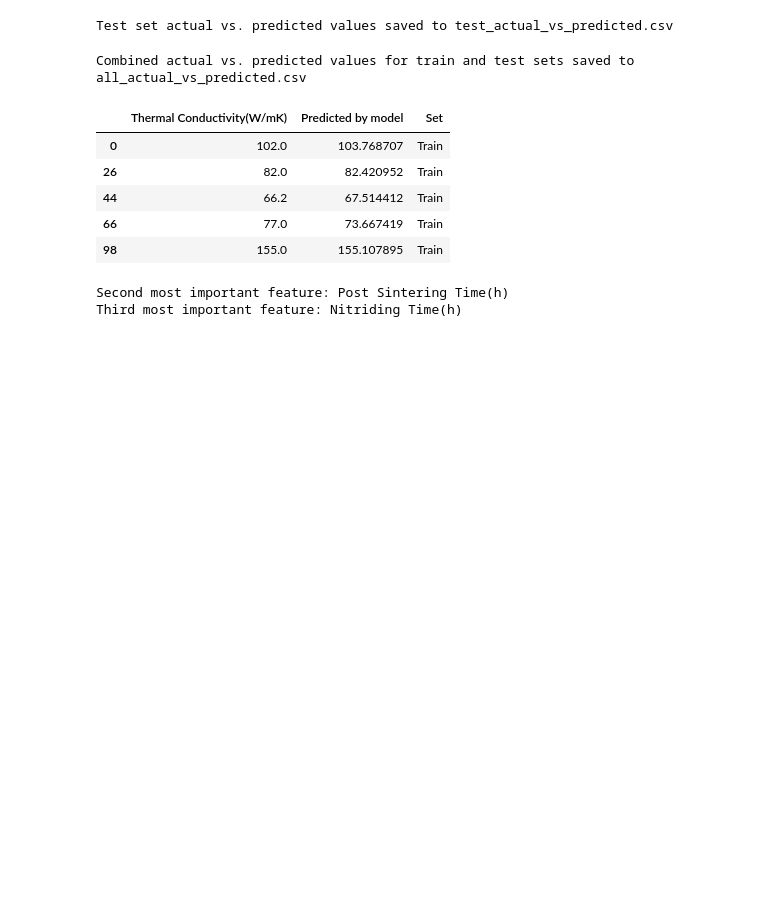
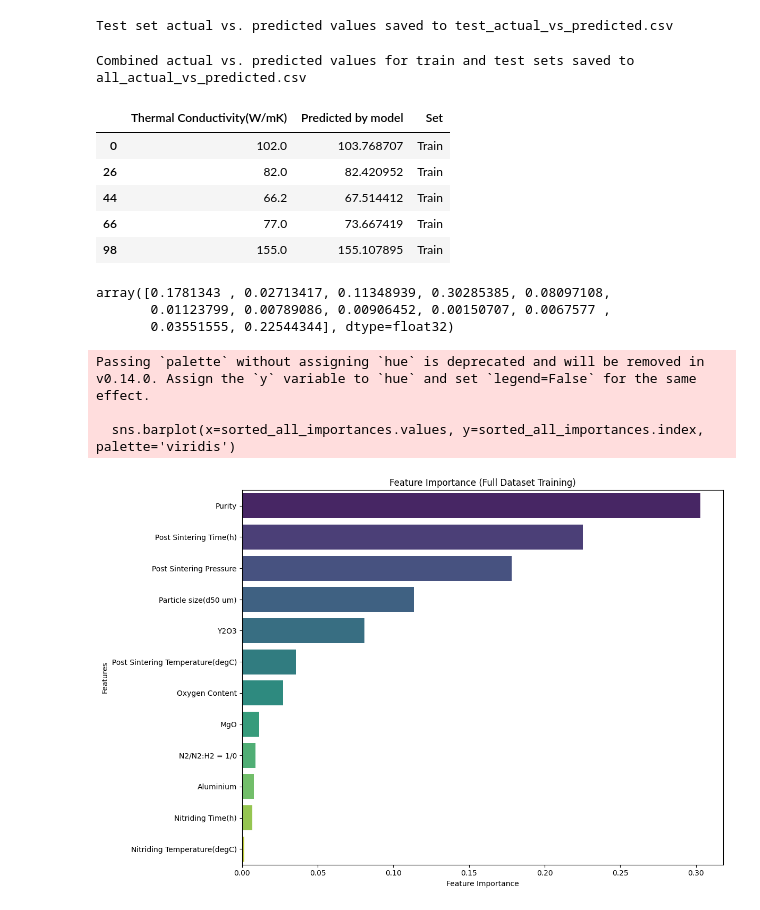
Before and after one commit to Saptarshi-iitbhu/XGB-Thermal-Conductivity-Measurement, a Jupyter notebook: XGB_main_file.ipynb, the cells around one changed output. Saved outputs shown, nothing was run; the diff lists cells and outputs as text; code cells hidden in the pictures; blank space fills up the shorter version.

```diff
--- a/XGB_main_file.ipynb
+++ b/XGB_main_file.ipynb
@@ -579,18 +552,3 @@ Combined actual vs. predicted values for train and test sets saved to all_actual
 | 44 | 66.2 | 67.514412 | Train |
 | 66 | 77.0 | 73.667419 | Train |
 | 98 | 155.0 | 155.107895 | Train |
-# %%
-feature_importances = my_model.feature_importances_
-feature_names = X.columns
-
-importance_series = pd.Series(feature_importances, index=feature_names)
-sorted_importances = importance_series.sort_values(ascending=False)
-
-second_most_important_feature = sorted_importances.index[1]
-third_most_important_feature = sorted_importances.index[2]
-
-print(f"Second most important feature: {second_most_important_feature}")
-print(f"Third most important feature: {third_most_important_feature}")
-# %% [output]
-Second most important feature: Post Sintering Time(h)
-Third most important feature: Nitriding Time(h)
@@ -596,0 +561,30 @@ Third most important feature: Nitriding Time(h)
+# %%
+all_feat_imp
+# %% [output]
+array([0.1781343 , 0.02713417, 0.11348939, 0.30285385, 0.08097108,
+       0.01123799, 0.00789086, 0.00906452, 0.00150707, 0.0067577 ,
+       0.03551555, 0.22544344], dtype=float32)
+# %%
+import matplotlib.pyplot as plt
+import seaborn as sns
+import pandas as pd
+
+# Create a Series for all_feat_imp with corresponding feature names
+all_importance_series = pd.Series(all_feat_imp, index=X.columns)
+
+# Sort the importances for better visualization
+sorted_all_importances = all_importance_series.sort_values(ascending=False)
+
+plt.figure(figsize=(12, 8))
+sns.barplot(x=sorted_all_importances.values, y=sorted_all_importances.index, palette='viridis')
+plt.title('Feature Importance (Full Dataset Training)')
+plt.xlabel('Feature Importance')
+plt.ylabel('Features')
+plt.tight_layout()
+plt.savefig('all_feature_importance_plot.png')
+plt.show()
+# %% [output]
+Passing `palette` without assigning `hue` is deprecated and will be removed in v0.14.0. Assign the `y` variable to `hue` and set `legend=False` for the same effect.
+
+  sns.barplot(x=sorted_all_importances.values, y=sorted_all_importances.index, palette='viridis')
+[figure, added]
```
Also changed, not shown: parts of 17 cells of this notebook.
